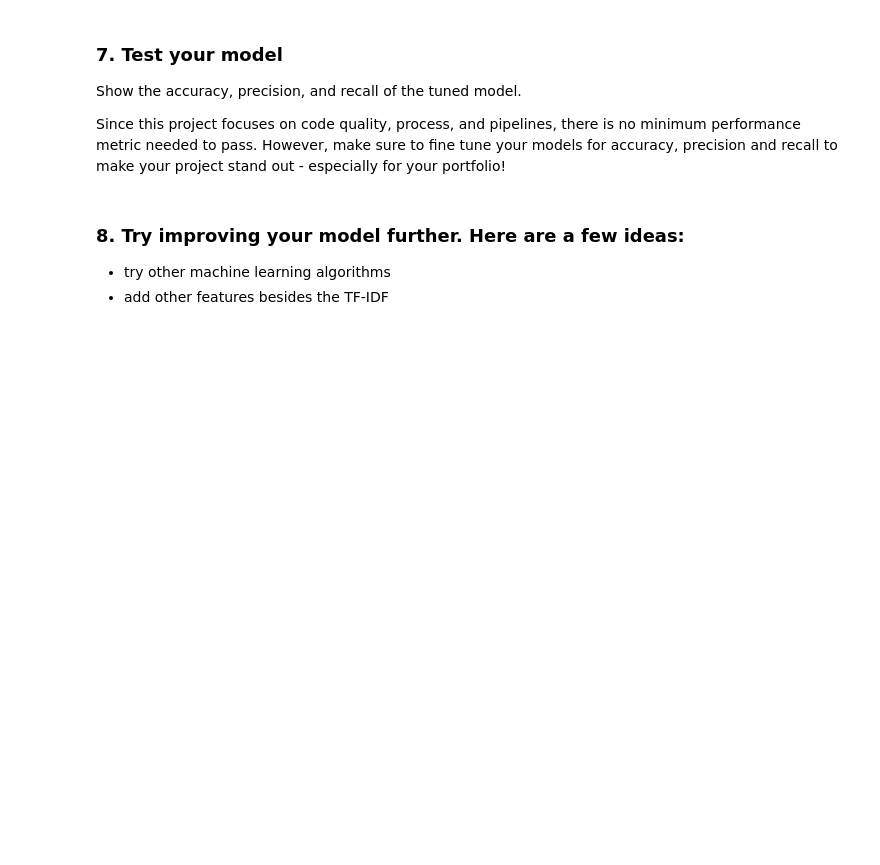
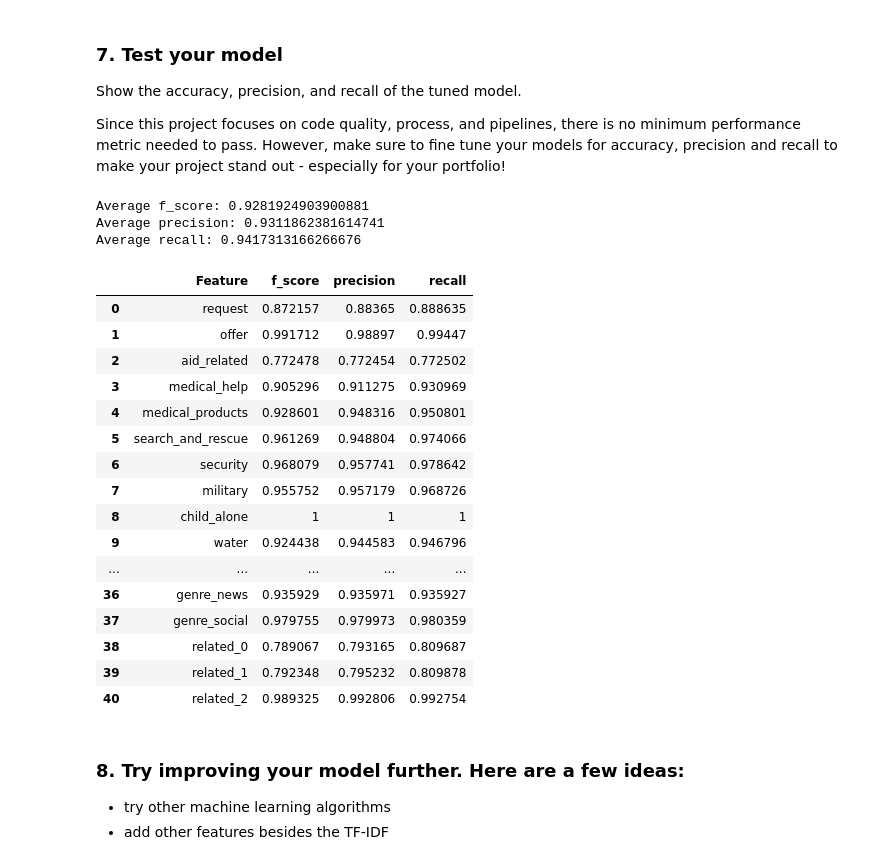
Before and after one commit to venkataramanagorle/Udacity-Nanodegree-Data-Scientist-For-Enterprise, a Jupyter notebook: Project 5/notebooks/ML Pipeline Preparation.ipynb, the cells around one changed output. Drawn from its saved outputs; the diff is of its cells as text; code cells hidden in the pictures; blank space fills up the shorter version.

```diff
--- a/Project 5/notebooks/ML Pipeline Preparation.ipynb
+++ b/Project 5/notebooks/ML Pipeline Preparation.ipynb
@@ -79,8 +214,37 @@ cv =
+# %%
+parameters = {'clf__estimator__max_depth': [10, 50, None],
+              'clf__estimator__min_samples_leaf':[2, 5, 10]}
+cv = GridSearchCV(pipeline, parameters)
 # %% [markdown]
 ### 7. Test your model
 Show the accuracy, precision, and recall of the tuned model.
 
 Since this project focuses on code quality, process, and  pipelines, there is no minimum performance metric needed to pass. However, make sure to fine tune your models for accuracy, precision and recall to make your project stand out - especially for your portfolio!
+# %%
+cv.fit(X_train.as_matrix(), Y_train.as_matrix())
+Y_pred = cv.predict(X_test)
+feature_precision_recall_fscore(Y_test, Y_pred)
+# %% [output]
+Average f_score: 0.9281924903900881
+Average precision: 0.9311862381614741
+Average recall: 0.9417313166266676
+|  | Feature | f_score | precision | recall |
+| 0 | request | 0.872157 | 0.88365 | 0.888635 |
+| 1 | offer | 0.991712 | 0.98897 | 0.99447 |
+| 2 | aid_related | 0.772478 | 0.772454 | 0.772502 |
+| 3 | medical_help | 0.905296 | 0.911275 | 0.930969 |
+| 4 | medical_products | 0.928601 | 0.948316 | 0.950801 |
+| 5 | search_and_rescue | 0.961269 | 0.948804 | 0.974066 |
+| 6 | security | 0.968079 | 0.957741 | 0.978642 |
+| 7 | military | 0.955752 | 0.957179 | 0.968726 |
+| 8 | child_alone | 1 | 1 | 1 |
+| 9 | water | 0.924438 | 0.944583 | 0.946796 |
+| ... | ... | ... | ... | ... |
+| 36 | genre_news | 0.935929 | 0.935971 | 0.935927 |
+| 37 | genre_social | 0.979755 | 0.979973 | 0.980359 |
+| 38 | related_0 | 0.789067 | 0.793165 | 0.809687 |
+| 39 | related_1 | 0.792348 | 0.795232 | 0.809878 |
+| 40 | related_2 | 0.989325 | 0.992806 | 0.992754 |
 # %% [markdown]
 ### 8. Try improving your model further. Here are a few ideas:
 * try other machine learning algorithms
```
Also changed, not shown: parts of 16 cells of this notebook, 1 other file.
